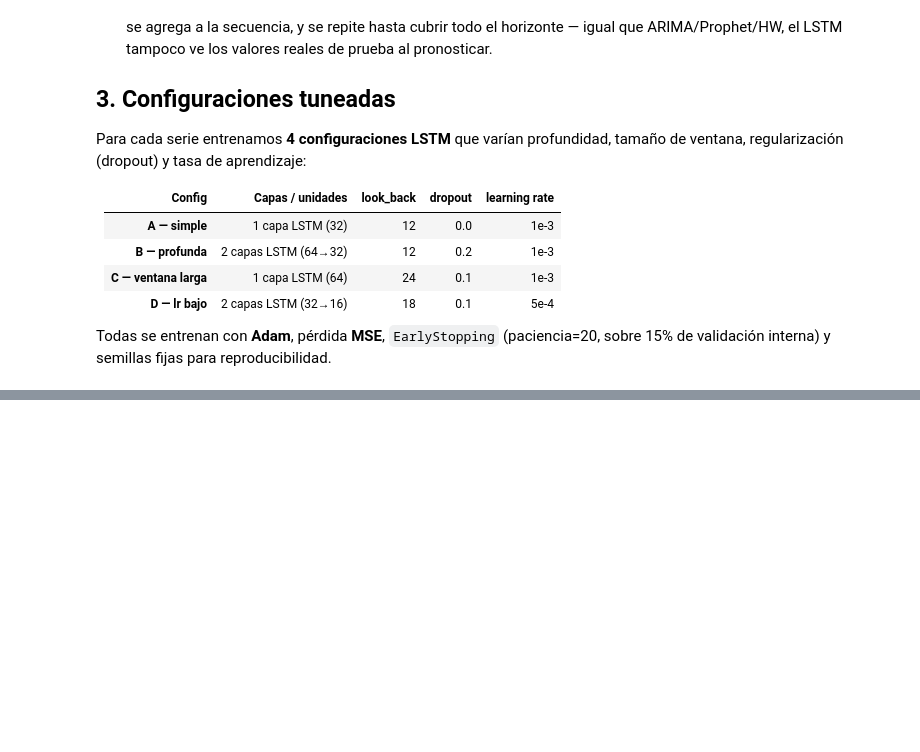
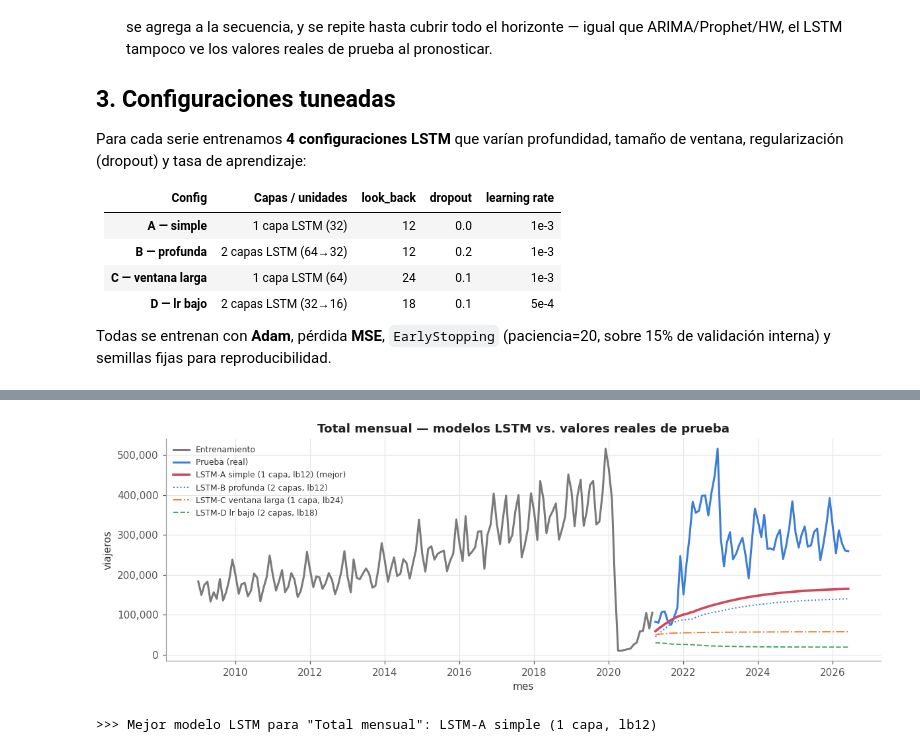
Before and after one commit to Dulce2004/CC3084-Data_Science, a Jupyter notebook: 04_deep_learning_lstm/notebooks/04_lstm_modelos.ipynb, the cells around one changed output, grey strips where cells are left out. Drawn from its saved outputs; the diff is of its cells as text; code cells hidden in the pictures; blank space fills up the shorter version.

Commit message:
feat: se agrega tuneo de modelos LSTM para total mensual y via aerea; notebook con secciones 3.1 y 3.2; figuras de comparacion LSTM

```diff
--- a/04_deep_learning_lstm/notebooks/04_lstm_modelos.ipynb
+++ b/04_deep_learning_lstm/notebooks/04_lstm_modelos.ipynb
@@ -194,0 +197,4 @@ cfgs = [
+# %%
+tabla_total, modelos_total, preds_total, datos_total = lu.tunear_lstm(
+    'Total mensual', tr_total, te_total, cfgs, epochs=200, batch_size=8
+)
@@ -194,0 +208,8 @@ cfgs = [
+# %%
+mejor_total = tabla_total.iloc[0]['modelo']
+lu.graficar_comparacion('Total mensual', tr_total, te_total, preds_total, mejor_total,
+                         slug='lstm_total', color=P['azul'])
+print(f'>>> Mejor modelo LSTM para "Total mensual": {mejor_total}')
+# %% [output]
+[figure, added]
+>>> Mejor modelo LSTM para "Total mensual": LSTM-A simple (1 capa, lb12)
```
Also changed, not shown: parts of 7 cells of this notebook, 3 other files.
